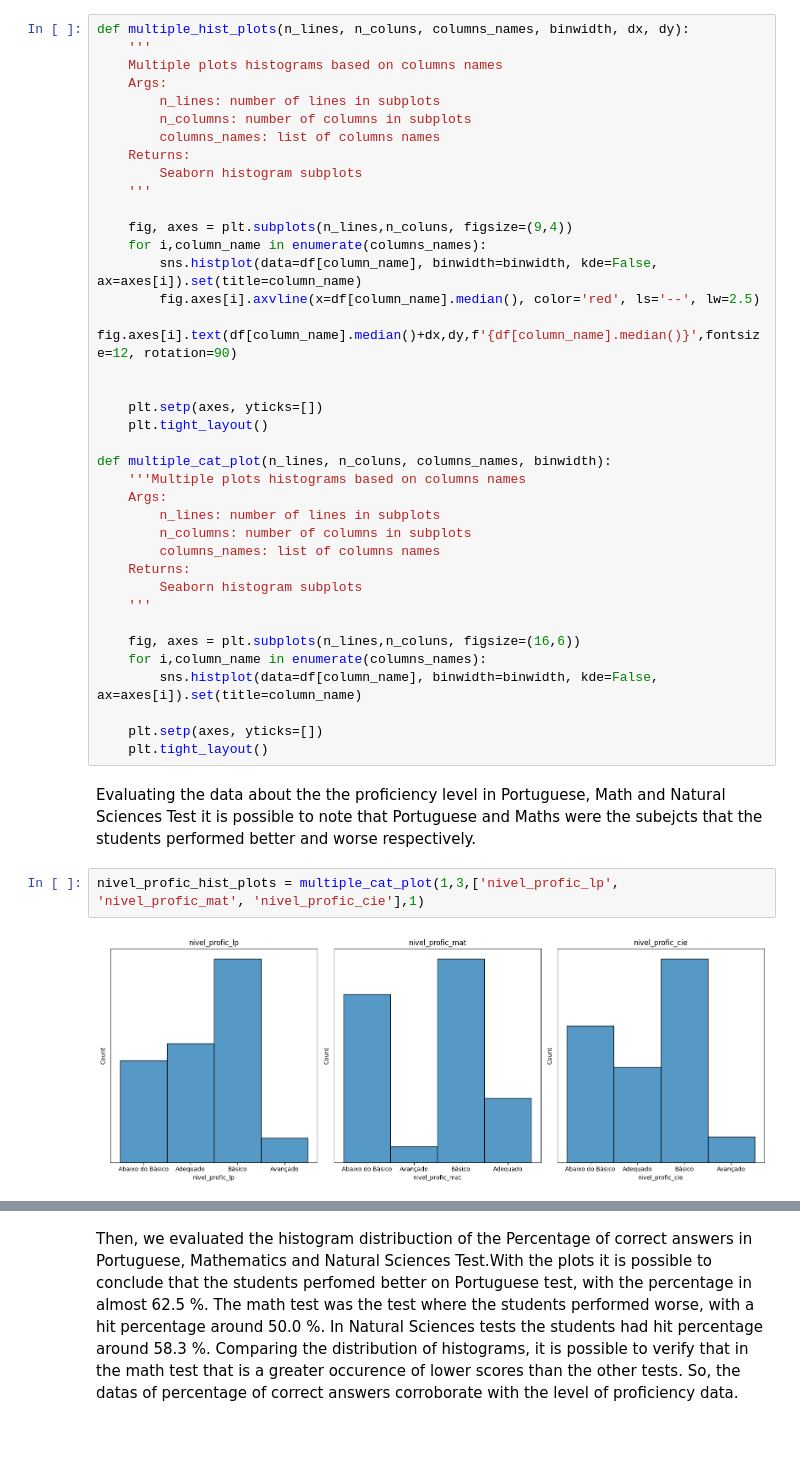
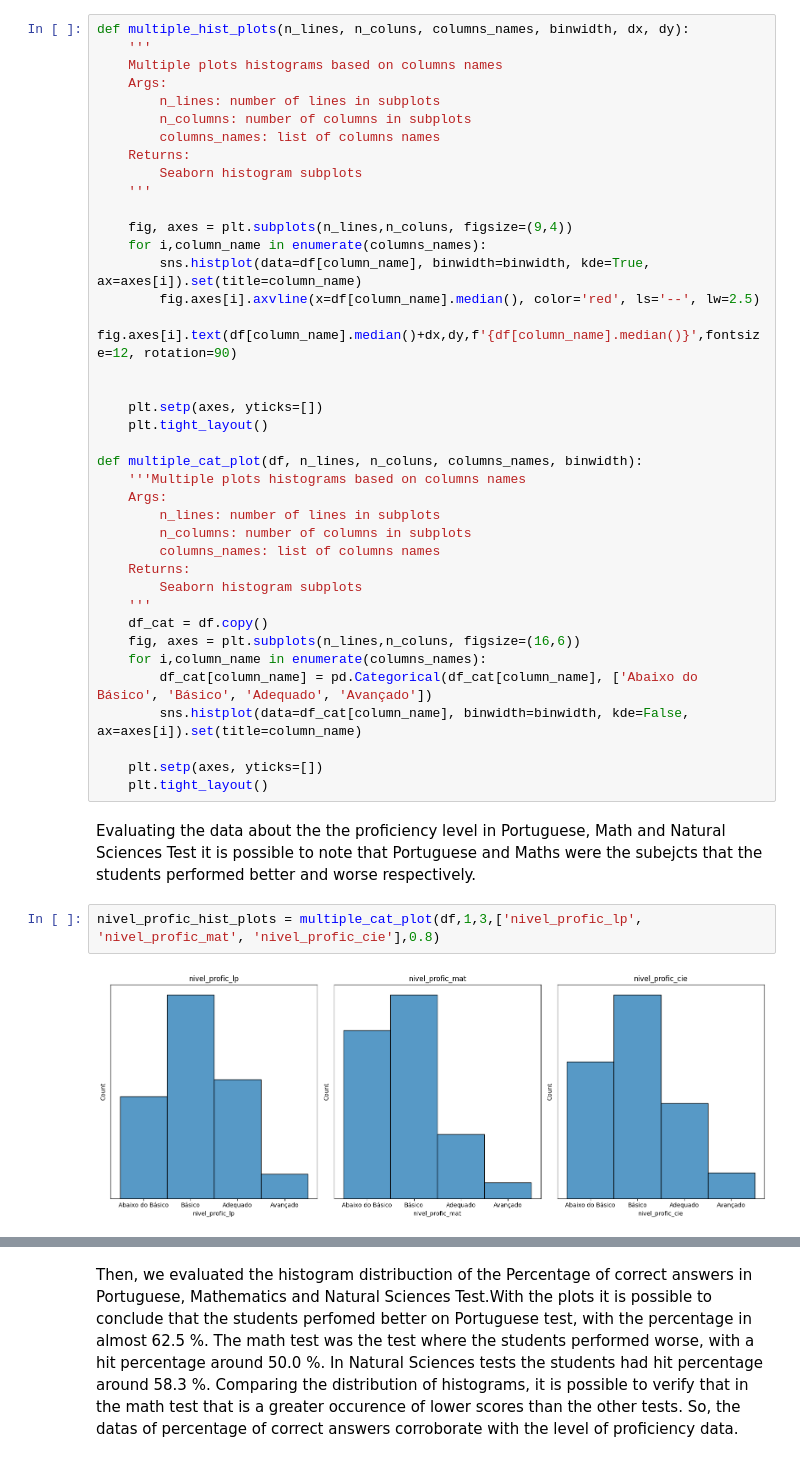
Before and after one commit to randersonLemos/mc886, a Jupyter notebook: t2/Logistic_Teste_R2022s2_mc886mo444_assignment_02.ipynb, the cells around one changed output, grey strips where cells are left out. Cells and saved outputs as stored; diff of their text form.

```diff
--- a/t2/Logistic_Teste_R2022s2_mc886mo444_assignment_02.ipynb
+++ b/t2/Logistic_Teste_R2022s2_mc886mo444_assignment_02.ipynb
@@ -293,7 +289,7 @@ def multiple_hist_plots(n_lines, n_coluns, columns_names, binwidth, dx, dy):
 
     fig, axes = plt.subplots(n_lines,n_coluns, figsize=(9,4))
     for i,column_name in enumerate(columns_names):
-        sns.histplot(data=df[column_name], binwidth=binwidth, kde=False, ax=axes[i]).set(title=column_name)
+        sns.histplot(data=df[column_name], binwidth=binwidth, kde=True, ax=axes[i]).set(title=column_name)
         fig.axes[i].axvline(x=df[column_name].median(), color='red', ls='--', lw=2.5)
         fig.axes[i].text(df[column_name].median()+dx,dy,f'{df[column_name].median()}',fontsize=12, rotation=90)
 
@@ -301,7 +297,7 @@ def multiple_hist_plots(n_lines, n_coluns, columns_names, binwidth, dx, dy):
     plt.setp(axes, yticks=[])
     plt.tight_layout()
 
-def multiple_cat_plot(n_lines, n_coluns, columns_names, binwidth):
+def multiple_cat_plot(df, n_lines, n_coluns, columns_names, binwidth):
     '''Multiple plots histograms based on columns names
     Args:
         n_lines: number of lines in subplots
@@ -310,16 +306,17 @@ def multiple_cat_plot(n_lines, n_coluns, columns_names, binwidth):
     Returns:
         Seaborn histogram subplots
     '''
-
+    df_cat = df.copy()
     fig, axes = plt.subplots(n_lines,n_coluns, figsize=(16,6))
     for i,column_name in enumerate(columns_names):
-        sns.histplot(data=df[column_name], binwidth=binwidth, kde=False, ax=axes[i]).set(title=column_name)
+        df_cat[column_name] = pd.Categorical(df_cat[column_name], ['Abaixo do Básico', 'Básico', 'Adequado', 'Avançado'])
+        sns.histplot(data=df_cat[column_name], binwidth=binwidth, kde=False, ax=axes[i]).set(title=column_name)
 
     plt.setp(axes, yticks=[])
     plt.tight_layout()
 # %% [markdown]
 Evaluating the data about the the proficiency level in Portuguese, Math and Natural Sciences Test it is possible to note that Portuguese and Maths were the subejcts that the students performed better and worse respectively.
 # %%
-nivel_profic_hist_plots = multiple_cat_plot(1,3,['nivel_profic_lp', 'nivel_profic_mat', 'nivel_profic_cie'],1)
+nivel_profic_hist_plots = multiple_cat_plot(df,1,3,['nivel_profic_lp', 'nivel_profic_mat', 'nivel_profic_cie'],0.8)
 # %% [output]
-[figure, old version]
+[figure, new version]
```
Also changed, not shown: parts of 39 cells of this notebook.
